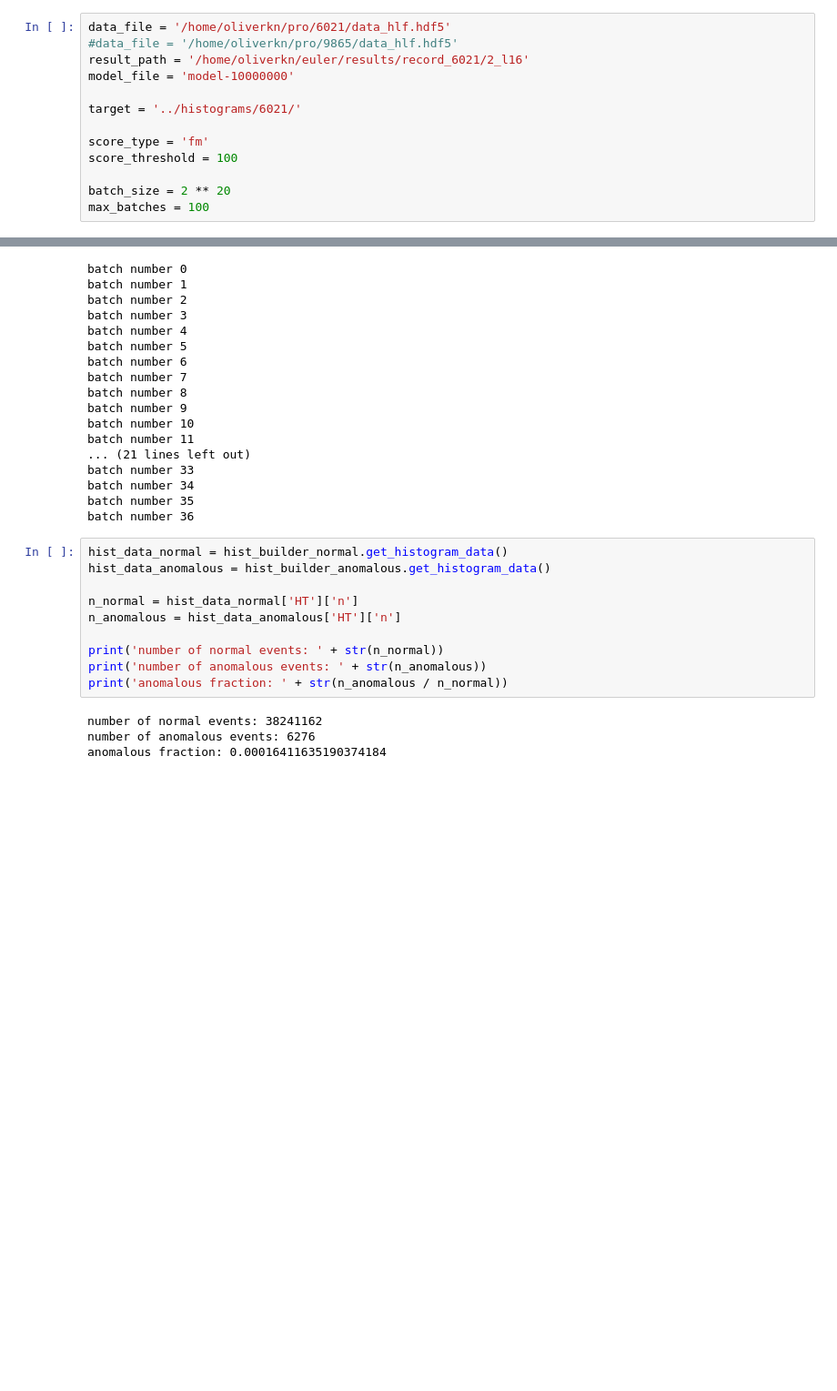
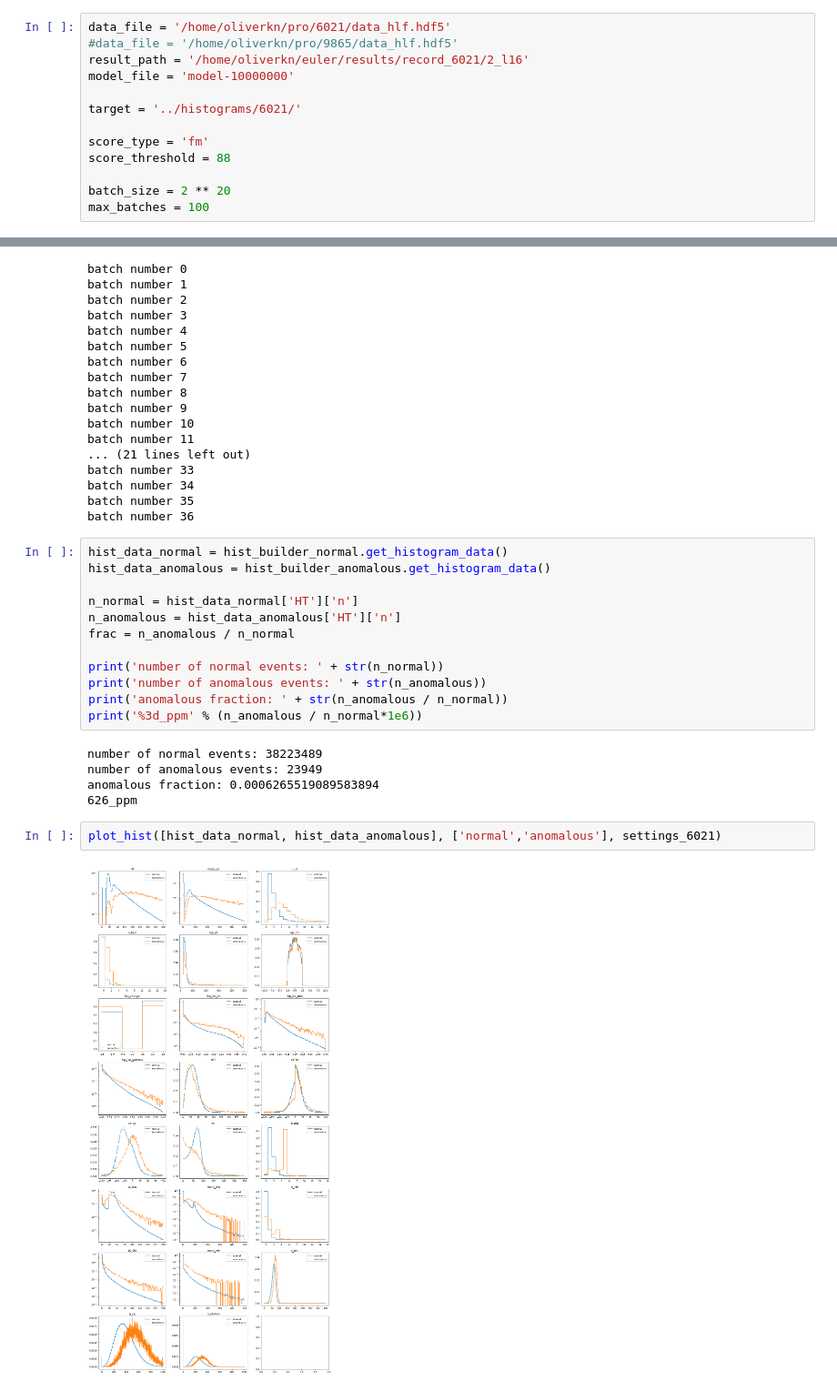
Before and after one commit to oliverkn/alad-for-lhc, a Jupyter notebook: evaluation/anomaly_hist.ipynb, the cells around one changed output, grey strips where cells are left out. Shown at 91% size. Drawn from its saved outputs; the diff is of its cells as text; blank space fills up the shorter version.

```diff
--- a/evaluation/anomaly_hist.ipynb
+++ b/evaluation/anomaly_hist.ipynb
@@ -20,7 +21,7 @@ model_file = 'model-10000000'
 target = '../histograms/6021/'
 
 score_type = 'fm'
-score_threshold = 100
+score_threshold = 88
 
 batch_size = 2 ** 20
 max_batches = 100
@@ -99,12 +117,19 @@ hist_data_anomalous = hist_builder_anomalous.get_histogram_data()
 
 n_normal = hist_data_normal['HT']['n']
 n_anomalous = hist_data_anomalous['HT']['n']
+frac = n_anomalous / n_normal
 
 print('number of normal events: ' + str(n_normal))
 print('number of anomalous events: ' + str(n_anomalous))
 print('anomalous fraction: ' + str(n_anomalous / n_normal))
+print('%3d_ppm' % (n_anomalous / n_normal*1e6))
 # %% [output]
-number of normal events: 38241162
-number of anomalous events: 6276
-anomalous fraction: 0.00016411635190374184
+number of normal events: 38223489
+number of anomalous events: 23949
+anomalous fraction: 0.0006265519089583894
+626_ppm
+# %%
+plot_hist([hist_data_normal, hist_data_anomalous], ['normal','anomalous'], settings_6021)
+# %% [output]
+[figure, added]
 # %%
```
Also changed, not shown: parts of 3 cells of this notebook, 18 other files.
